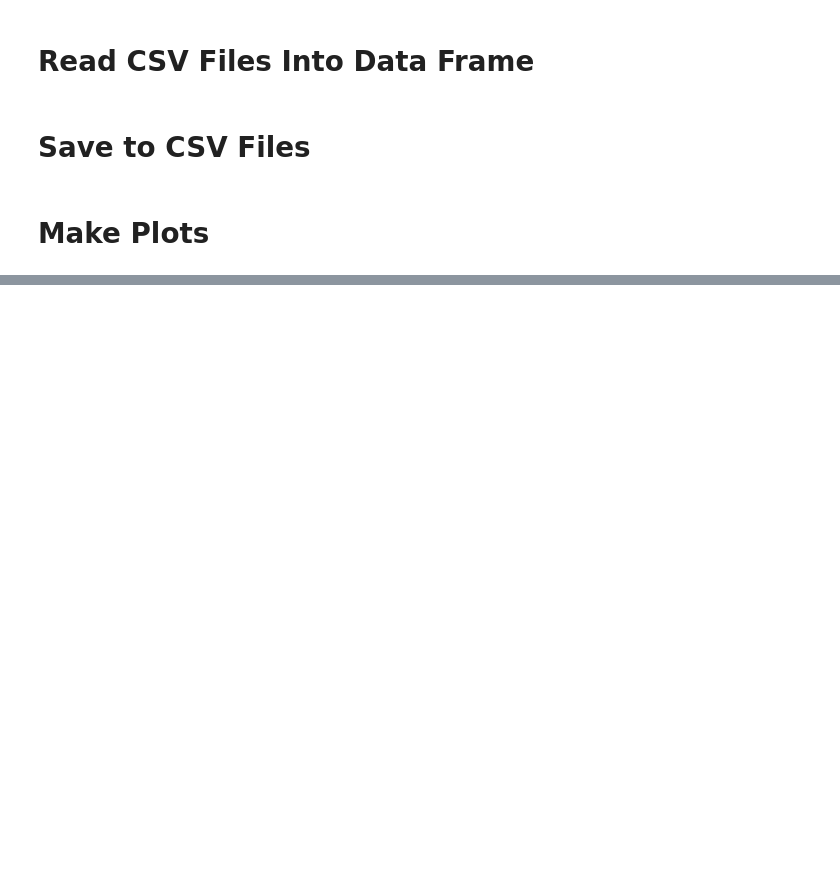
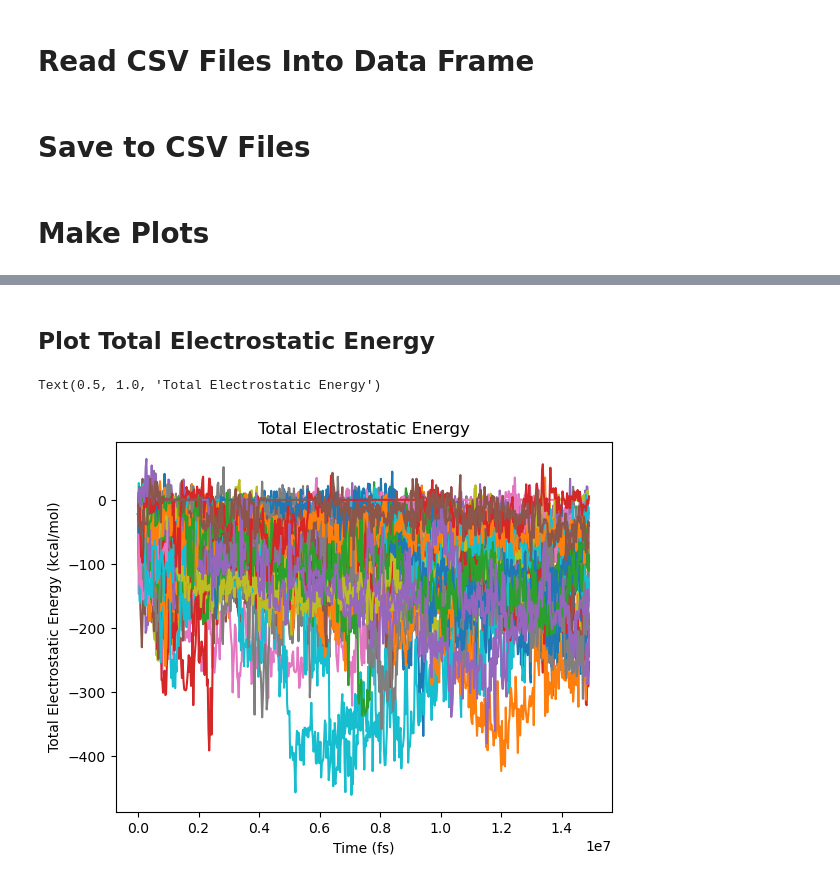
Before and after one commit to Jacob608/Nfp5_Cfp5_Dimerization_Simulations, a Jupyter notebook: sort_namd_energy_into_single_csv.ipynb, the cells around one changed output, grey strips where cells are left out. Drawn from its saved outputs; the diff is of its cells as text; code cells hidden in the pictures; blank space fills up the shorter version.

```diff
--- a/sort_namd_energy_into_single_csv.ipynb
+++ b/sort_namd_energy_into_single_csv.ipynb
@@ -73,0 +73,10 @@ Text(0, 0.5, 'Energy (kcal/mol)')
+# %% [markdown]
+## Plot Total Electrostatic Energy
+# %%
+ax = df_es.plot(x='Time (fs)',y=names,legend=None)
+ax.set_xlabel('Time (fs)')
+ax.set_ylabel('Total Electrostatic Energy (kcal/mol)')
+ax.set_title('Total Electrostatic Energy')
+# %% [output]
+Text(0.5, 1.0, 'Total Electrostatic Energy')
+[figure, added]
```
Also changed, not shown: parts of 17 cells of this notebook.
